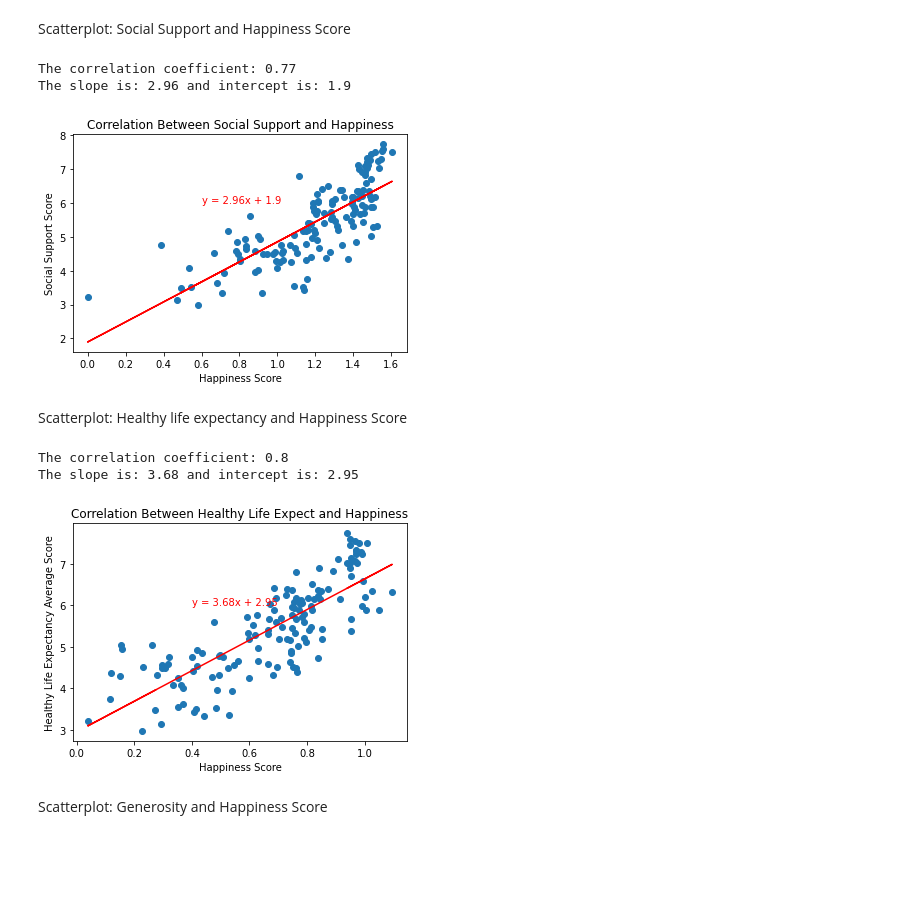
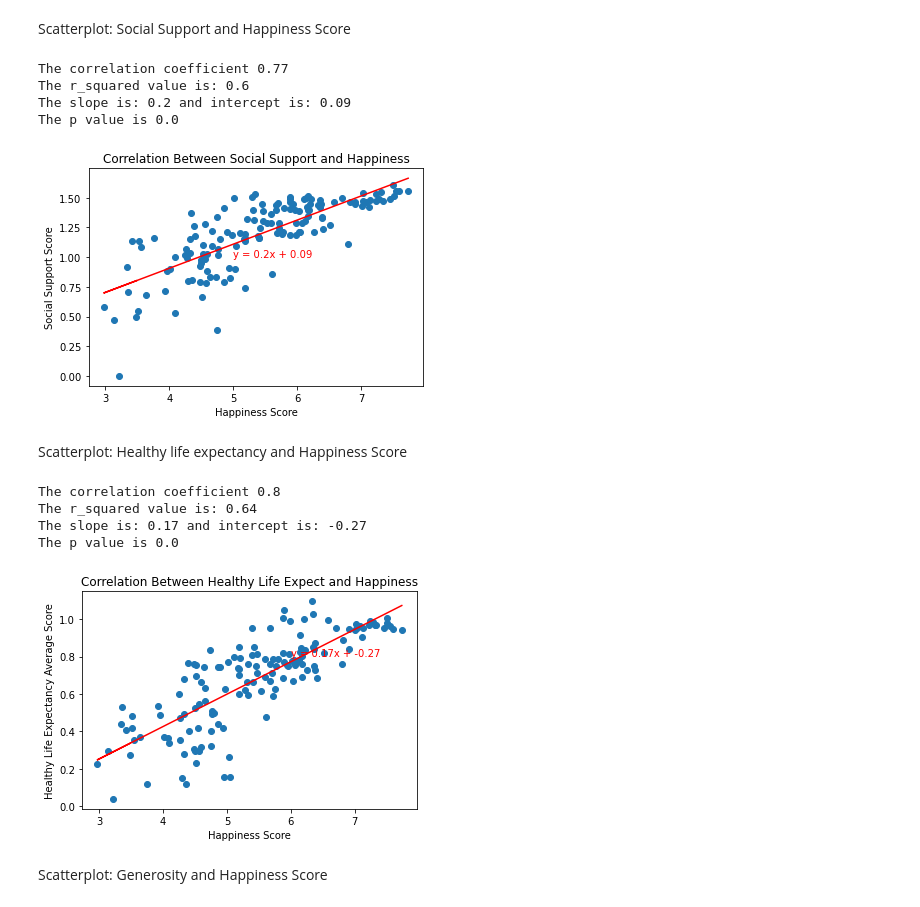
Before and after one commit to nbolt1989/Group_Project_1, a Jupyter notebook: Time for Happiness.ipynb, the cells around one changed output. Drawn from its saved outputs; the diff is of its cells as text; code cells hidden in the pictures; blank space fills up the shorter version.

```diff
--- a/Time for Happiness.ipynb
+++ b/Time for Happiness.ipynb
@@ -310,23 +317,27 @@ def happinessfunction(x_values, y_values,title,xlabel,ylabel,i,l):
 Scatterplot: Social Support and Happiness Score
 # %%
 #Plug in my function and arguments, repeat these steps below:
-happinessfunction(average_df["Social Support Average"],average_df['Score Average'],\
+happinessfunction(average_df["Score Average"],average_df['Social Support Average'],\
          title="Correlation Between Social Support and Happiness",xlabel = "Happiness Score",\
-                  ylabel = "Social Support Score", i=.6,l=6)
+                  ylabel = "Social Support Score", i=5,l=1)
 # %% [output]
-The correlation coefficient: 0.77
-The slope is: 2.96 and intercept is: 1.9
+The correlation coefficient 0.77
+The r_squared value is: 0.6
+The slope is: 0.2 and intercept is: 0.09
+The p value is 0.0
-[figure, old version]
+[figure, new version]
 # %% [markdown]
 Scatterplot: Healthy life expectancy and Happiness Score
 # %%
-happinessfunction(average_df["Healthy Life Expectancy Average"],average_df['Score Average'],\
+happinessfunction(average_df["Score Average"],average_df['Healthy Life Expectancy Average'],\
          title="Correlation Between Healthy Life Expect and Happiness",xlabel = "Happiness Score",\
-                  ylabel = "Healthy Life Expectancy Average Score", i=.4,l=6)
+                  ylabel = "Healthy Life Expectancy Average Score", i=6,l=.8)
 # %% [output]
-The correlation coefficient: 0.8
-The slope is: 3.68 and intercept is: 2.95
+The correlation coefficient 0.8
+The r_squared value is: 0.64
+The slope is: 0.17 and intercept is: -0.27
+The p value is 0.0
-[figure, old version]
+[figure, new version]
 # %% [markdown]
 Scatterplot: Generosity and Happiness Score
 # %%
```
Also changed, not shown: parts of 9 cells of this notebook, 2 other files.
